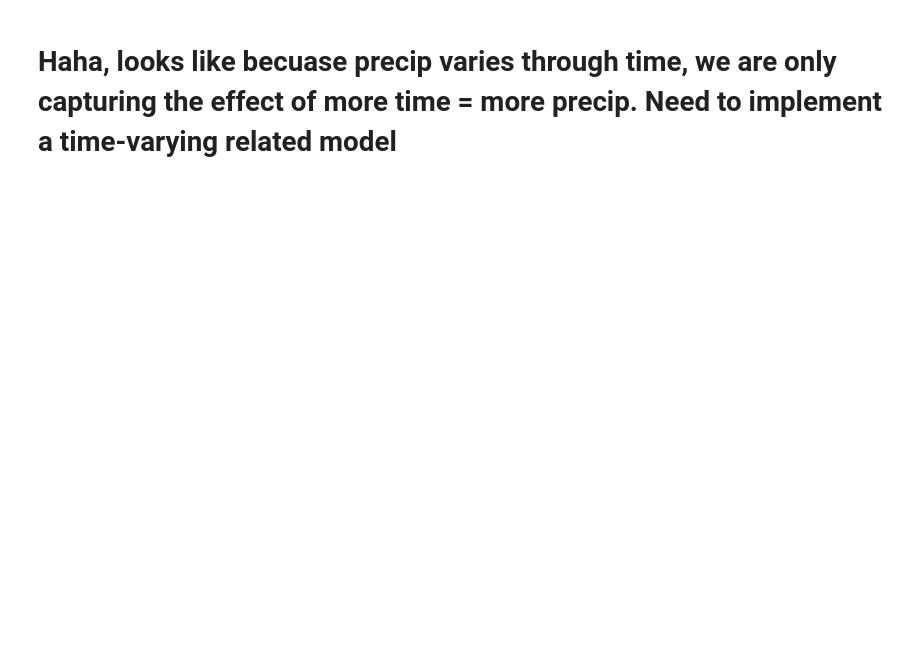
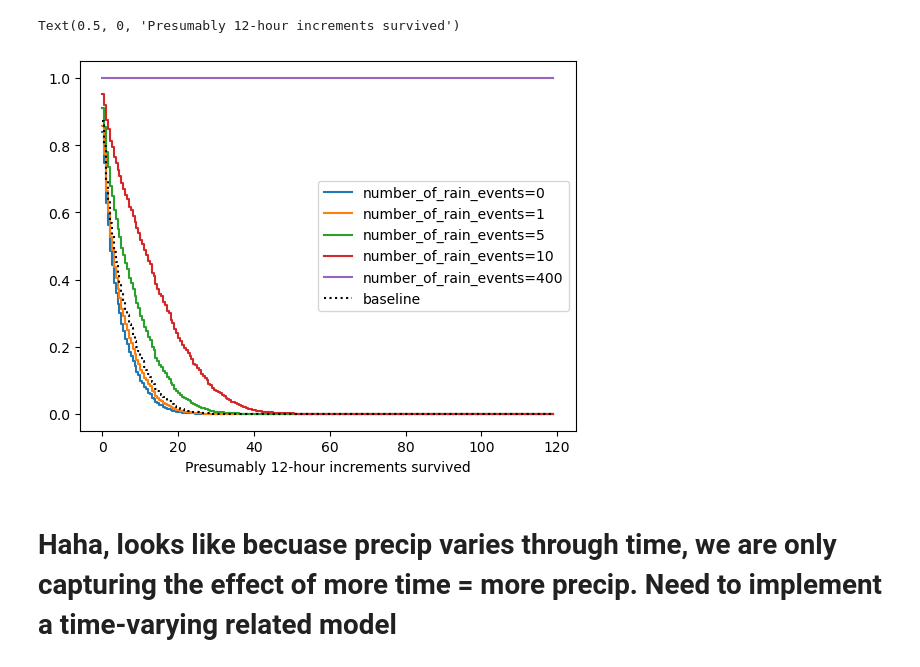
Before and after one commit to mccabete/precip, a Jupyter notebook: cox_proportional_hazards_model.ipynb, the cells around one changed output. Drawn from its saved outputs; the diff is of its cells as text; code cells hidden in the pictures; blank space fills up the shorter version.

```diff
--- a/cox_proportional_hazards_model.ipynb
+++ b/cox_proportional_hazards_model.ipynb
@@ -87,3 +100,9 @@ NameError: name 'cph' is not defined
+# %%
+cph.plot_partial_effects_on_outcome(covariates= "number_of_rain_events", values = [0, 1, 5, 10, 400])
+plt.xlabel("Presumably 12-hour increments survived")
+# %% [output]
+Text(0.5, 0, 'Presumably 12-hour increments survived')
+[figure, added]
 # %% [markdown]
 # Haha, looks like becuase precip varies through time, we are only capturing the effect of more time = more precip. Need to implement a time-varying related model
 # %%
```
Also changed, not shown: parts of 11 cells of this notebook, 5 other files.
